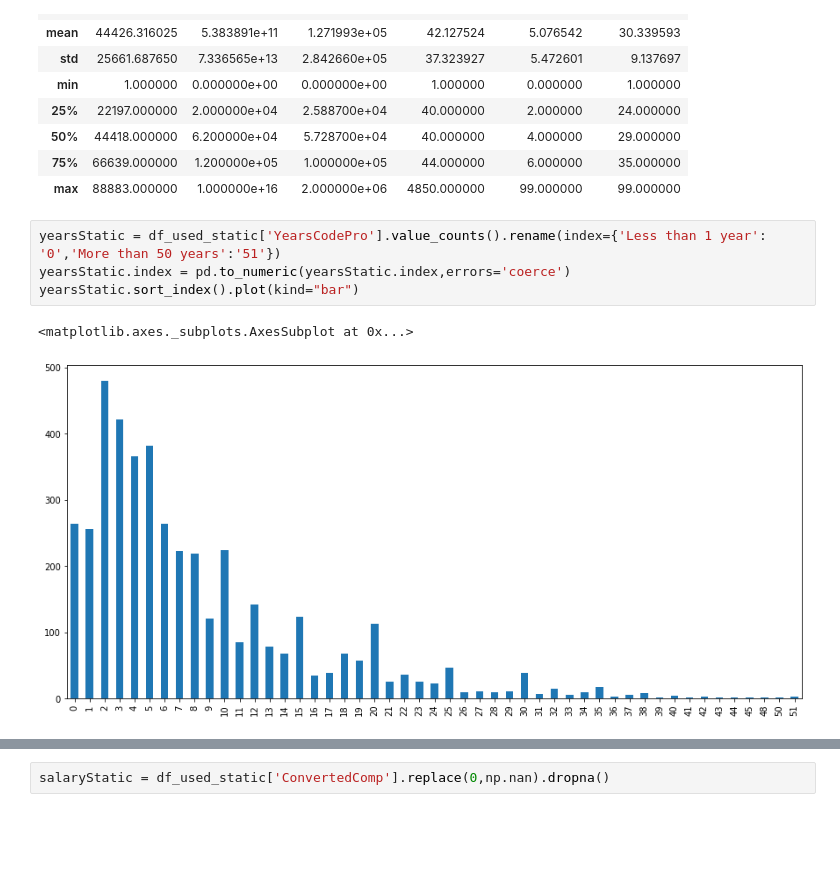
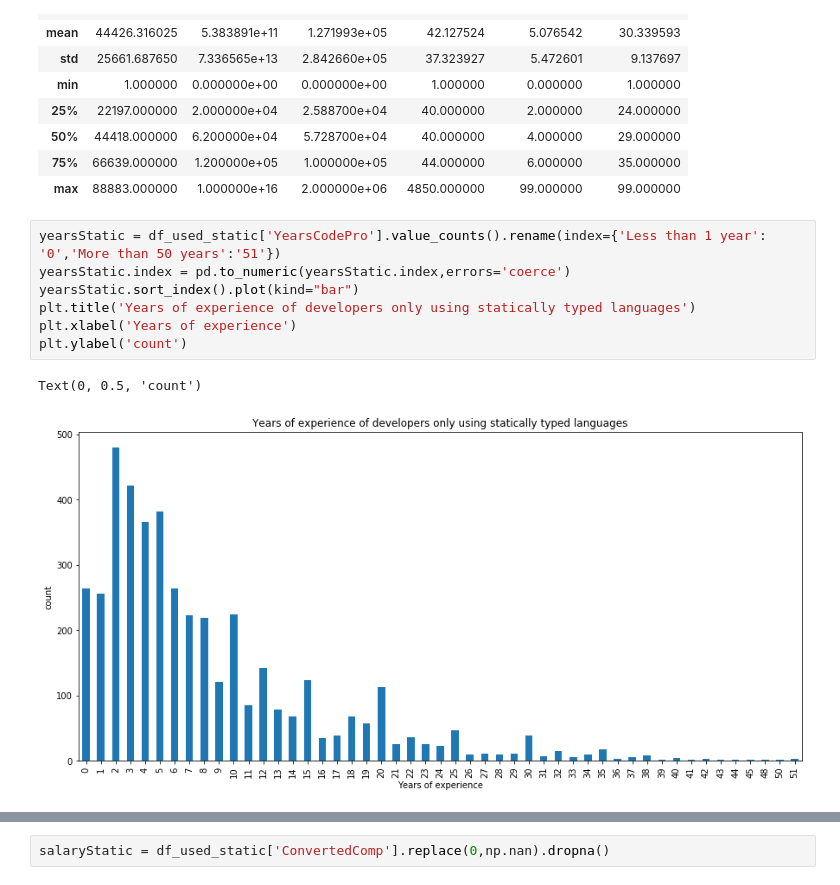
Before and after one commit to step4/udacity_nanodegree, a Jupyter notebook: udacity_datascientist_project1/most_popular_languages.ipynb, the cells around one changed output, grey strips where cells are left out. Drawn from its saved outputs; the diff is of its cells as text; blank space fills up the shorter version.

Commit message:
fixed title, x and y label of plots

```diff
--- a/udacity_datascientist_project1/most_popular_languages.ipynb
+++ b/udacity_datascientist_project1/most_popular_languages.ipynb
@@ -206,10 +208,13 @@ df.describe()
 # %%
 yearsStatic = df_used_static['YearsCodePro'].value_counts().rename(index={'Less than 1 year': '0','More than 50 years':'51'})
 yearsStatic.index = pd.to_numeric(yearsStatic.index,errors='coerce')
 yearsStatic.sort_index().plot(kind="bar")
+plt.title('Years of experience of developers only using statically typed languages')
+plt.xlabel('Years of experience')
+plt.ylabel('count')
 # %% [output]
-<matplotlib.axes._subplots.AxesSubplot at 0x...>
+Text(0, 0.5, 'count')
-[figure, old version]
+[figure, new version]
 # %%
 yearsDynamic = df_used_dynamic['YearsCodePro'].value_counts().rename(index={'Less than 1 year': '0','More than 50 years':'51'})
 yearsDynamic.index = pd.to_numeric(yearsDynamic.index,errors='coerce')
```
Also changed, not shown: parts of 7 cells of this notebook.
